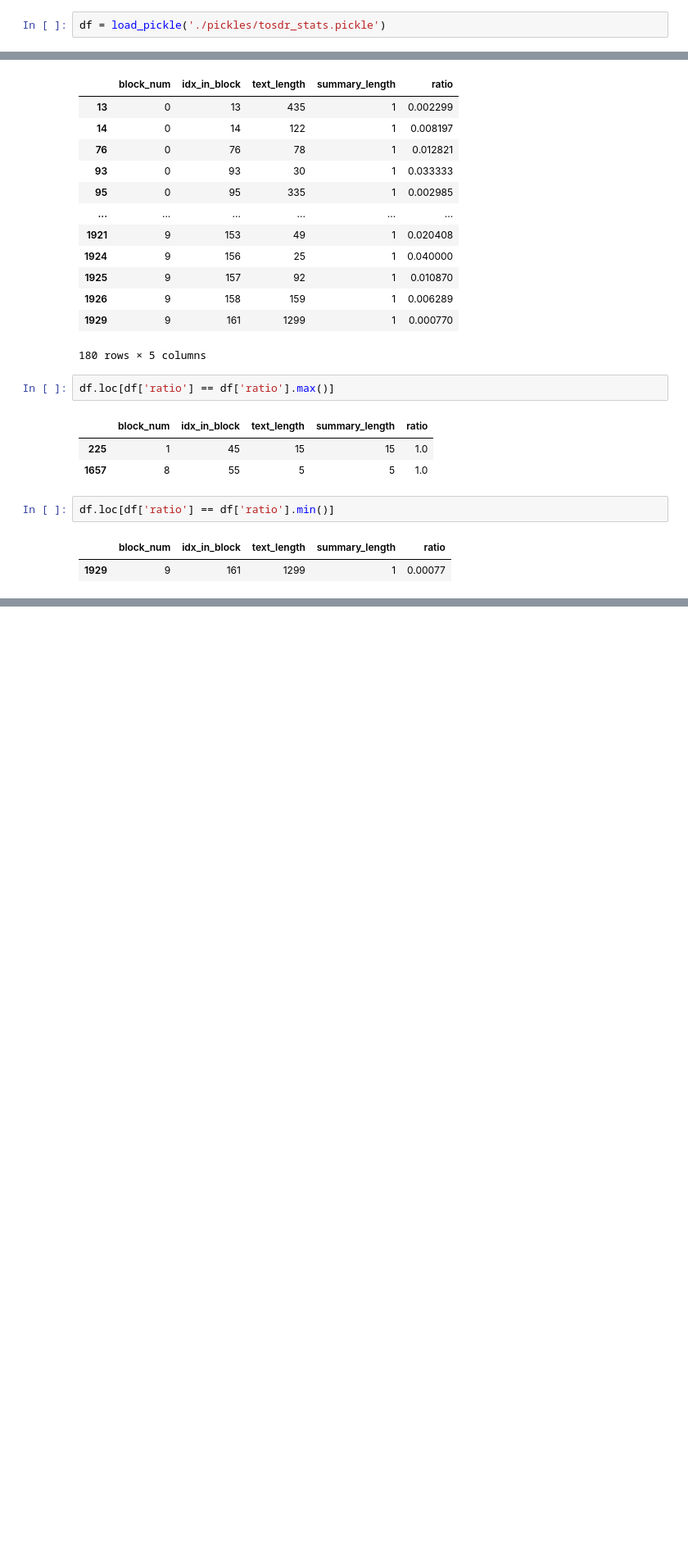
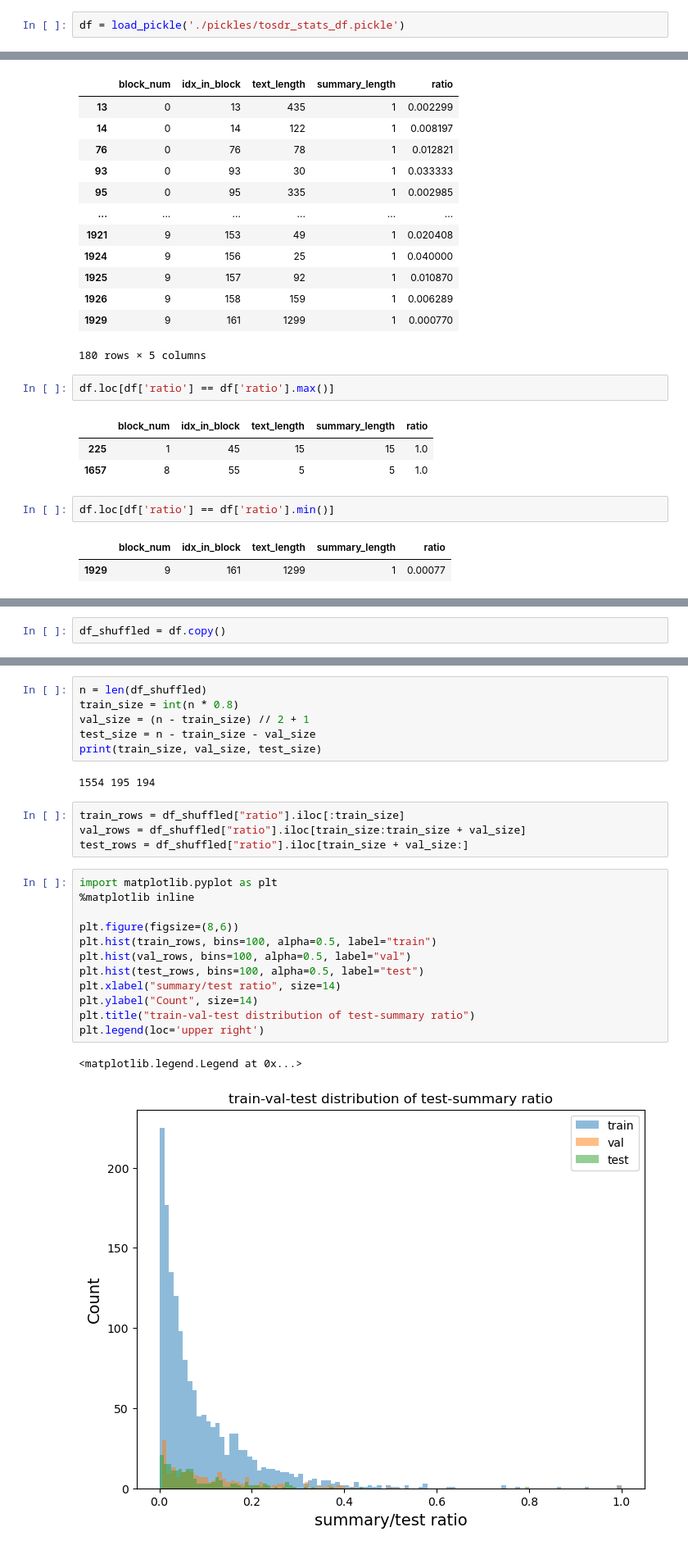
Before and after one commit to HeekangPark/MemSum-ToS, a Jupyter notebook: scrape/tosdr_stats.ipynb, the cells around one changed output, grey strips where cells are left out. Shown at 82% size. Drawn from its saved outputs; the diff is of its cells as text; blank space fills up the shorter version.

Commit message:
redo data scraping and analyze stats

```diff
--- a/scrape/tosdr_stats.ipynb
+++ b/scrape/tosdr_stats.ipynb
@@ -12,7 +12,7 @@ def load_pickle(file_path):
     - len("summary")
     - len("summary") / len("test")
 # %%
-df = load_pickle('./pickles/tosdr_stats.pickle')
+df = load_pickle('./pickles/tosdr_stats_df.pickle')
 # %%
 df
 # %% [output]
@@ -142,0 +156,2 @@ df.loc[df['ratio'] == df['ratio'].min()]
+# %%
+df_shuffled = df.copy()
@@ -142,0 +174,27 @@ df.loc[df['ratio'] == df['ratio'].min()]
+# %%
+n = len(df_shuffled)
+train_size = int(n * 0.8)
+val_size = (n - train_size) // 2 + 1
+test_size = n - train_size - val_size
+print(train_size, val_size, test_size)
+# %% [output]
+1554 195 194
+# %%
+train_rows = df_shuffled["ratio"].iloc[:train_size]
+val_rows = df_shuffled["ratio"].iloc[train_size:train_size + val_size]
+test_rows = df_shuffled["ratio"].iloc[train_size + val_size:]
+# %%
+import matplotlib.pyplot as plt
+%matplotlib inline
+
+plt.figure(figsize=(8,6))
+plt.hist(train_rows, bins=100, alpha=0.5, label="train")
+plt.hist(val_rows, bins=100, alpha=0.5, label="val")
+plt.hist(test_rows, bins=100, alpha=0.5, label="test")
+plt.xlabel("summary/test ratio", size=14)
+plt.ylabel("Count", size=14)
+plt.title("train-val-test distribution of test-summary ratio")
+plt.legend(loc='upper right')
+# %% [output]
+<matplotlib.legend.Legend at 0x...>
+[figure, added]
```
Also changed, not shown: parts of 2 cells of this notebook, 4 other files.
